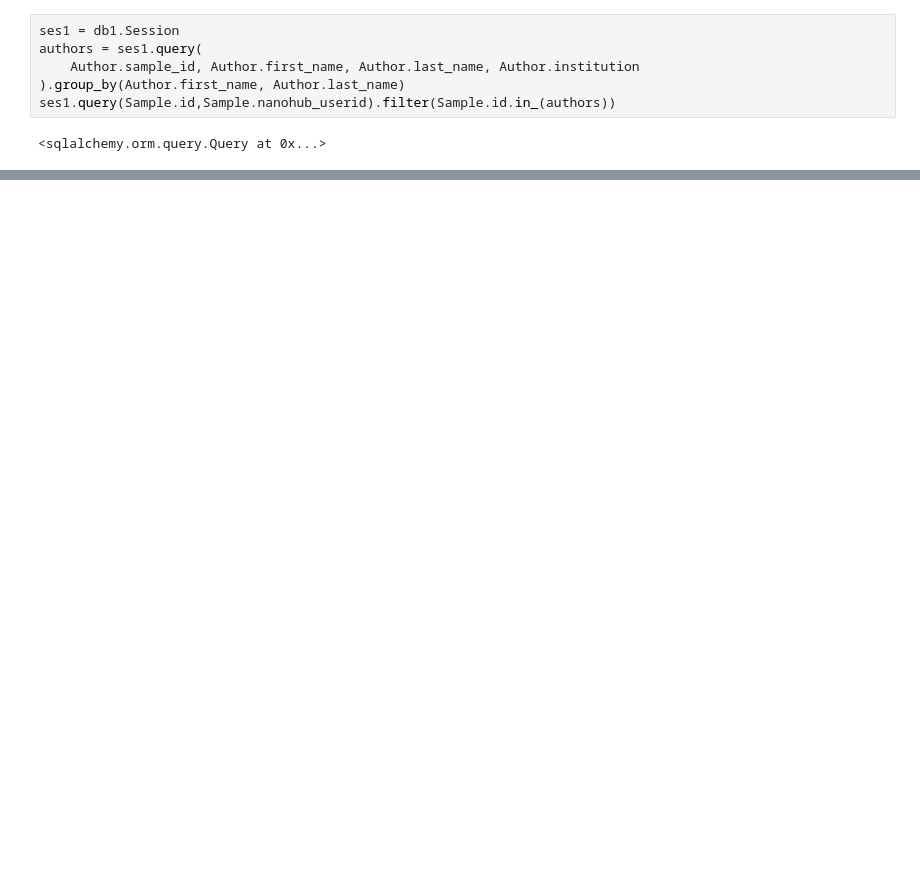
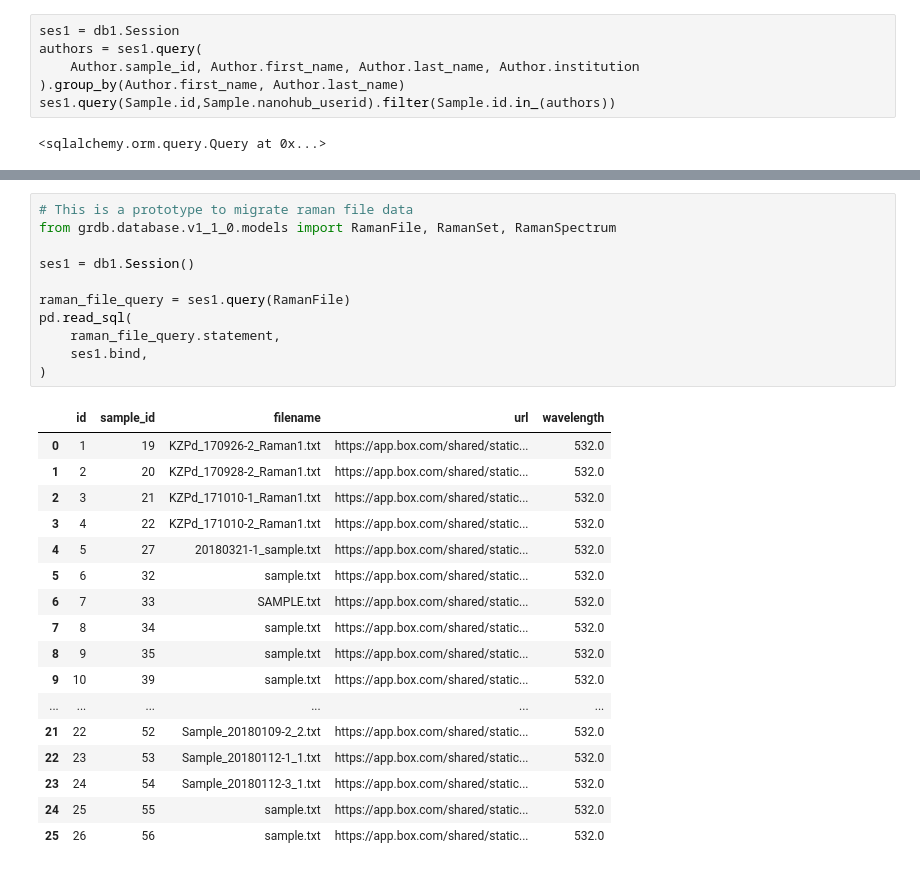
Before and after one commit to nanoMFG/GSA-Database, a Jupyter notebook: notebooks/migration-testing.ipynb, the cells around one changed output, grey strips where cells are left out. Saved outputs shown, nothing was run; the diff lists cells and outputs as text; blank space fills up the shorter version.

```diff
--- a/notebooks/migration-testing.ipynb
+++ b/notebooks/migration-testing.ipynb
@@ -187,0 +215,29 @@ name: Graphene
+# %%
+# This is a prototype to migrate raman file data
+from grdb.database.v1_1_0.models import RamanFile, RamanSet, RamanSpectrum
+
+ses1 = db1.Session()
+
+raman_file_query = ses1.query(RamanFile)
+pd.read_sql(
+    raman_file_query.statement,
+    ses1.bind,
+)
+# %% [output]
+|  | id | sample_id | filename | url | wavelength |
+| 0 | 1 | 19 | KZPd_170926-2_Raman1.txt | https://app.box.com/shared/static... | 532.0 |
+| 1 | 2 | 20 | KZPd_170928-2_Raman1.txt | https://app.box.com/shared/static... | 532.0 |
+| 2 | 3 | 21 | KZPd_171010-1_Raman1.txt | https://app.box.com/shared/static... | 532.0 |
+| 3 | 4 | 22 | KZPd_171010-2_Raman1.txt | https://app.box.com/shared/static... | 532.0 |
+| 4 | 5 | 27 | 20180321-1_sample.txt | https://app.box.com/shared/static... | 532.0 |
+| 5 | 6 | 32 | sample.txt | https://app.box.com/shared/static... | 532.0 |
+| 6 | 7 | 33 | SAMPLE.txt | https://app.box.com/shared/static... | 532.0 |
+| 7 | 8 | 34 | sample.txt | https://app.box.com/shared/static... | 532.0 |
+| 8 | 9 | 35 | sample.txt | https://app.box.com/shared/static... | 532.0 |
+| 9 | 10 | 39 | sample.txt | https://app.box.com/shared/static... | 532.0 |
+| ... | ... | ... | ... | ... | ... |
+| 21 | 22 | 52 | Sample_20180109-2_2.txt | https://app.box.com/shared/static... | 532.0 |
+| 22 | 23 | 53 | Sample_20180112-1_1.txt | https://app.box.com/shared/static... | 532.0 |
+| 23 | 24 | 54 | Sample_20180112-3_1.txt | https://app.box.com/shared/static... | 532.0 |
+| 24 | 25 | 55 | sample.txt | https://app.box.com/shared/static... | 532.0 |
+| 25 | 26 | 56 | sample.txt | https://app.box.com/shared/static... | 532.0 |
```
Also changed, not shown: parts of 12 cells of this notebook, 1 other file.
